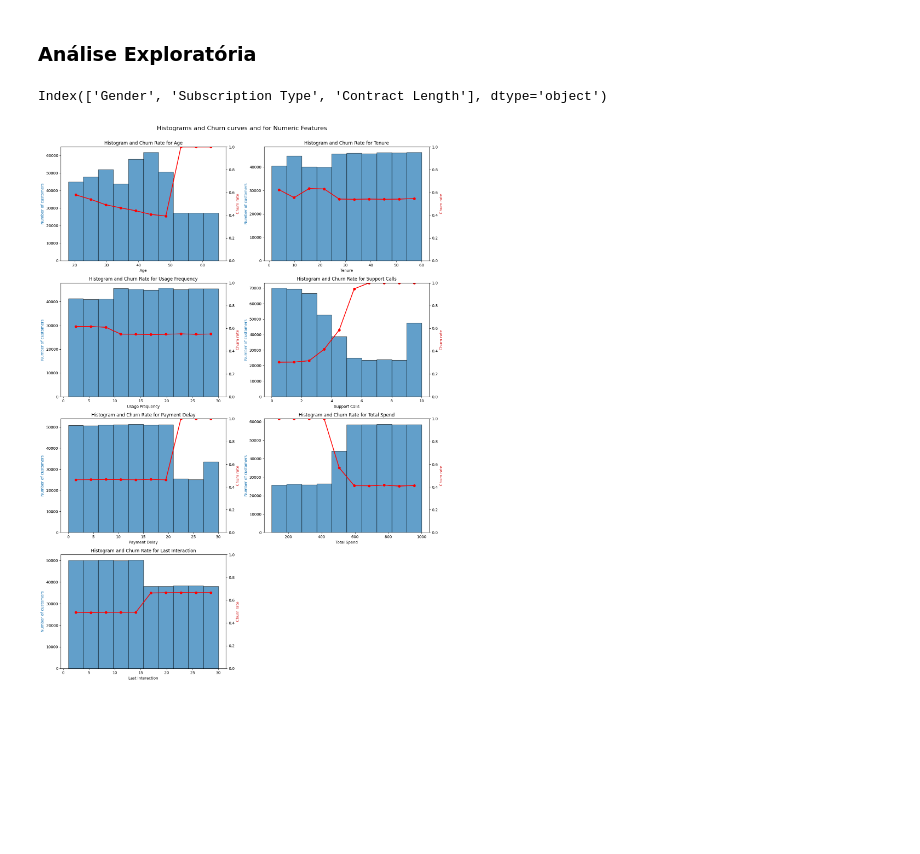
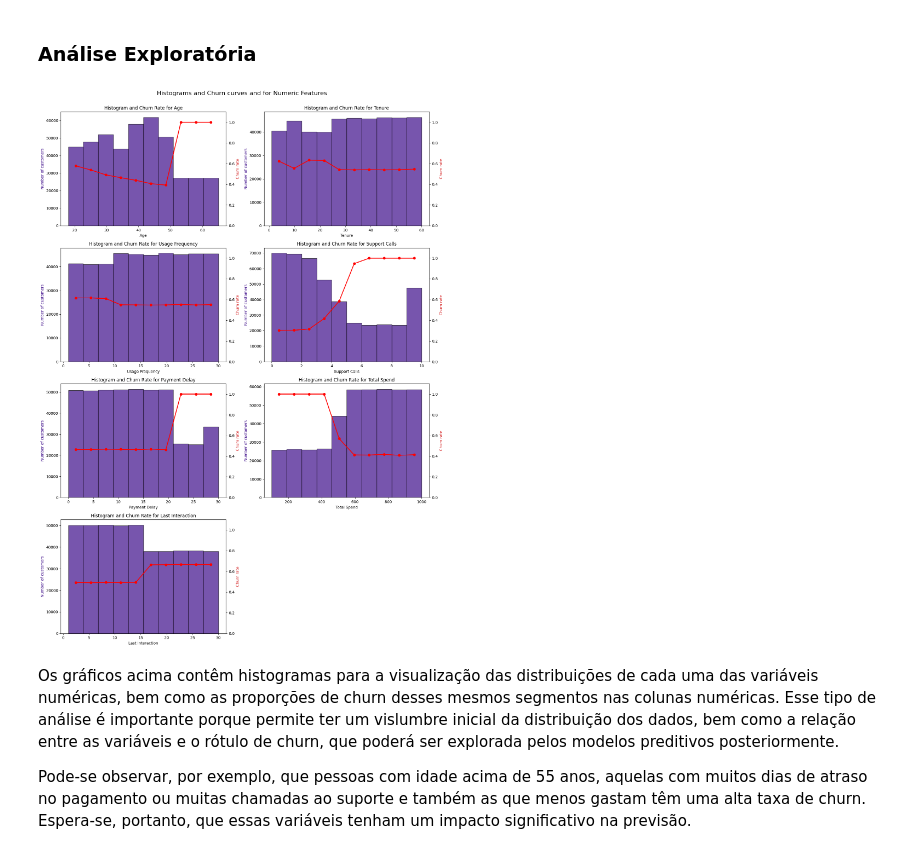
Before and after one commit to paduathiago/churn_prediction, a Jupyter notebook: churn_prediction.ipynb, the cells around one changed output. Drawn from its saved outputs; the diff is of its cells as text; code cells hidden in the pictures; blank space fills up the shorter version.

```diff
--- a/churn_prediction.ipynb
+++ b/churn_prediction.ipynb
@@ -91,9 +91,6 @@ numericFeatures = trainingData.select_dtypes(include=['int64', 'float64']).colum
 numericFeatures = numericFeatures.drop('Churn')
 
 categoricalFeatures = trainingData.select_dtypes(include=['object']).columns
-categoricalFeatures
-# %% [output]
-Index(['Gender', 'Subscription Type', 'Contract Length'], dtype='object')
 # %%
 num_cols = 2
 num_rows = int(np.ceil(len(numericFeatures) / num_cols))
@@ -103,37 +100,41 @@ fig, axes = plt.subplots(num_rows, num_cols, figsize=(15, 5 * num_rows))
 axes = axes.flatten()
 
 for i, column in enumerate(numericFeatures):
     ax1 = axes[i]
 
-    n, bins, patches = ax1.hist(X_train[column], edgecolor='black', alpha=0.7)
+    n, bins, patches = ax1.hist(X_train[column], edgecolor='black', alpha=0.7, color='#3e0d8a')
     ax1.set_xlabel(column)
-    ax1.set_ylabel('Number of customers', color='tab:blue')
+    ax1.set_ylabel('Number of customers', color='#3e0d8a')
 
     # Calculate mean churn rate for each bin
     churn_rates = []
     for i in range(len(bins)-1):
         bin_mask = (X_train[column] >= bins[i]) & (X_train[column] < bins[i+1])
         churn_rates.append(y_train[bin_mask].mean())
 
     # Create a second y-axis to plot the churn rate
     ax2 = ax1.twinx()
     ax2.plot(bins[:-1] + np.diff(bins)/2, churn_rates, color='red', marker='o', linestyle='-', linewidth=2)
     ax2.set_ylabel('Churn rate', color='tab:red')
-    ax2.set_ylim(0, 1)
+    ax2.set_ylim(0, 1.1)
 
     ax1.set_title(f'Histogram and Churn Rate for {column}')
 
 # Remove unused axes
 for i in range(len(numericFeatures), len(axes)):
     fig.delaxes(axes[i])
 
 # Adjust layout to prevent overlap
 plt.tight_layout()
 plt.suptitle('Histograms and Churn curves and for Numeric Features', fontsize=16, y=1.02)
 
 plt.show()
 # %% [output]
-[figure, old version]
+[figure, new version]
+# %% [markdown]
+Os gráficos acima contêm histogramas para a visualização das distribuições de cada uma das variáveis numéricas, bem como as proporções de churn desses mesmos segmentos nas colunas numéricas. Esse tipo de análise é importante porque permite ter um vislumbre inicial da distribuição dos dados, bem como a relação entre as variáveis e o rótulo de churn, que poderá ser explorada pelos modelos preditivos posteriormente.
+
+Pode-se observar, por exemplo, que pessoas com idade acima de 55 anos, aquelas com muitos dias de atraso no pagamento ou muitas chamadas ao suporte e também as que menos gastam têm uma alta taxa de churn. Espera-se, portanto, que essas variáveis tenham um impacto significativo na previsão.
 # %%
 fig, axes = plt.subplots(len(categoricalFeatures), 1, figsize=(15, 5 * len(categoricalFeatures)))
 
```
Also changed, not shown: parts of 2 cells of this notebook.
